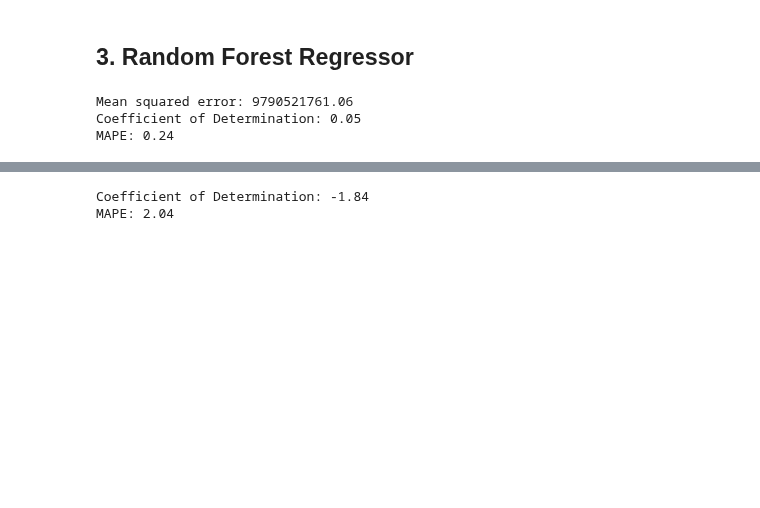
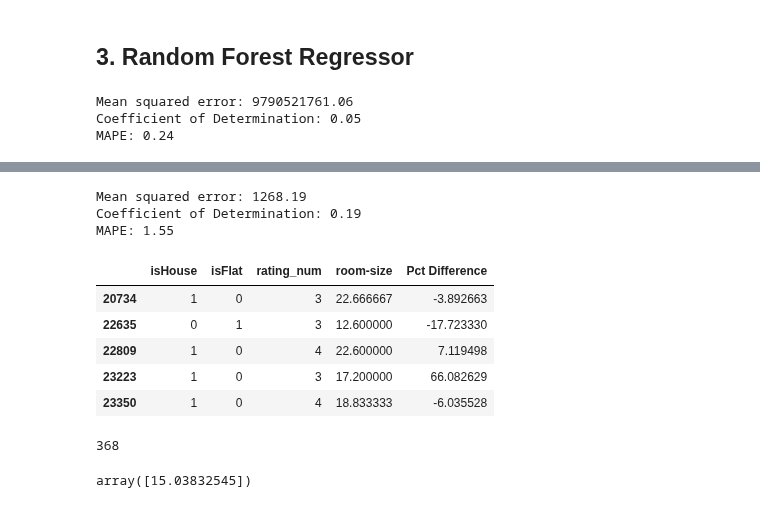
Before and after one commit to spencer84/Chester-Data-Analytics, a Jupyter notebook: House Value Estimation.ipynb, the cells around one changed output, grey strips where cells are left out. Saved outputs shown, nothing was run; the diff lists cells and outputs as text; code cells hidden in the pictures; blank space fills up the shorter version.

Commit message:
Improving Random Forest

```diff
--- a/House Value Estimation.ipynb
+++ b/House Value Estimation.ipynb
@@ -440,0 +391,11 @@ Price Paid Difference
+# %%
+# Change to predict percent difference from the linear prediction
+
+arr = np.array(df_21['total-floor-area'].values)
+arr = arr.reshape(-1, 1)
+
+df_21['predicted Price Paid'] = lin_regressor.predict(arr)
+
+df_21['Price Paid Difference'] = df_21['predicted Price Paid']-df_21['Price Paid']
+
+df_21['Pct Difference'] = (df_21['Price Paid Difference']/df_21['Price Paid'])*100
@@ -442,25 +449,45 @@ Price Paid Difference
 ### Set up Random Forest model
 
 # Training data
-X = np.array(df_21[['total-floor-area','isHouse','isFlat','rating_num','room-size']])
+X = np.array(df_21[['isHouse','isFlat','rating_num','room-size']])
 
 
 # Target data
-y = np.array(df_21['Price Paid Difference'].values)
+y = np.array(df_21['Pct Difference'].values)
 y = y.reshape(-1, 1)
 
 X_train, X_test, y_train, y_test = train_test_split(X, y, test_size=0.2, random_state=0)
 
-regr = RandomForestRegressor(max_depth = 100)
+regr = RandomForestRegressor(max_depth = 100, bootstrap = True)
 
 regr.fit(X_train, y_train)
 
 y_pred = regr.predict(X_test)
 
+print("Mean squared error: %.2f" % mean_squared_error(y_test, y_pred))
+
 print("Coefficient of Determination: %.2f" % regr.score(X_test, y_test))
 
 # The mean absolute percentage error
 print("MAPE: %.2f" % mean_absolute_percentage_error(y_test, y_pred))
 # %% [output]
-Coefficient of Determination: -1.84
-MAPE: 2.04
+Mean squared error: 1268.19
+Coefficient of Determination: 0.19
+MAPE: 1.55
+# %%
+df_21[['isHouse','isFlat','rating_num','room-size','Pct Difference']].head()
+# %% [output]
+|  | isHouse | isFlat | rating_num | room-size | Pct Difference |
+| 20734 | 1 | 0 | 3 | 22.666667 | -3.892663 |
+| 22635 | 0 | 1 | 3 | 12.600000 | -17.723330 |
+| 22809 | 1 | 0 | 4 | 22.600000 | 7.119498 |
+| 23223 | 1 | 0 | 3 | 17.200000 | 66.082629 |
+| 23350 | 1 | 0 | 4 | 18.833333 | -6.035528 |
+# %%
+len(df_21)
+# %% [output]
+368
+# %%
+regr.predict(np.array([[1,0,3,22.66]]))
+# %% [output]
+array([15.03832545])
```
Also changed, not shown: parts of 7 cells of this notebook.
